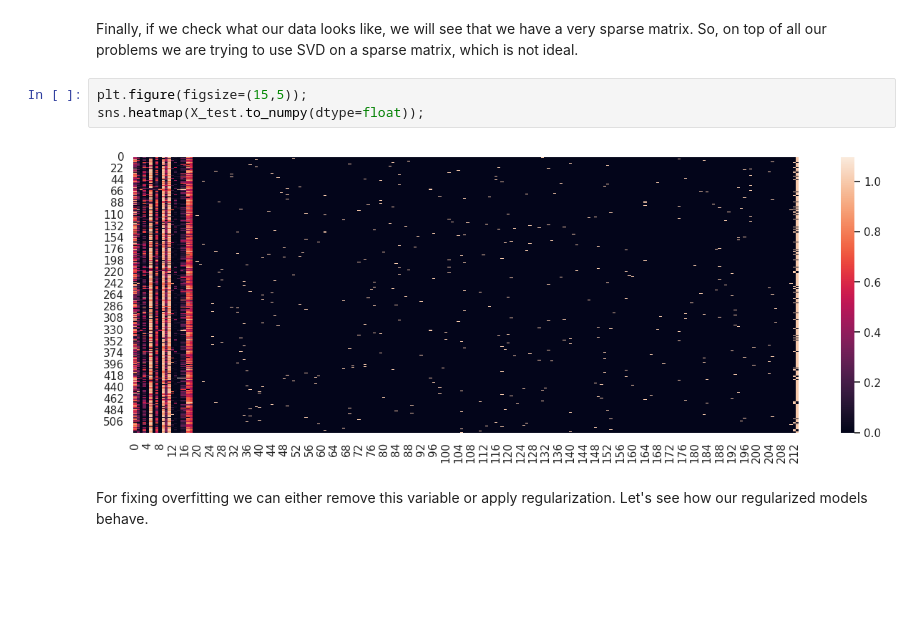
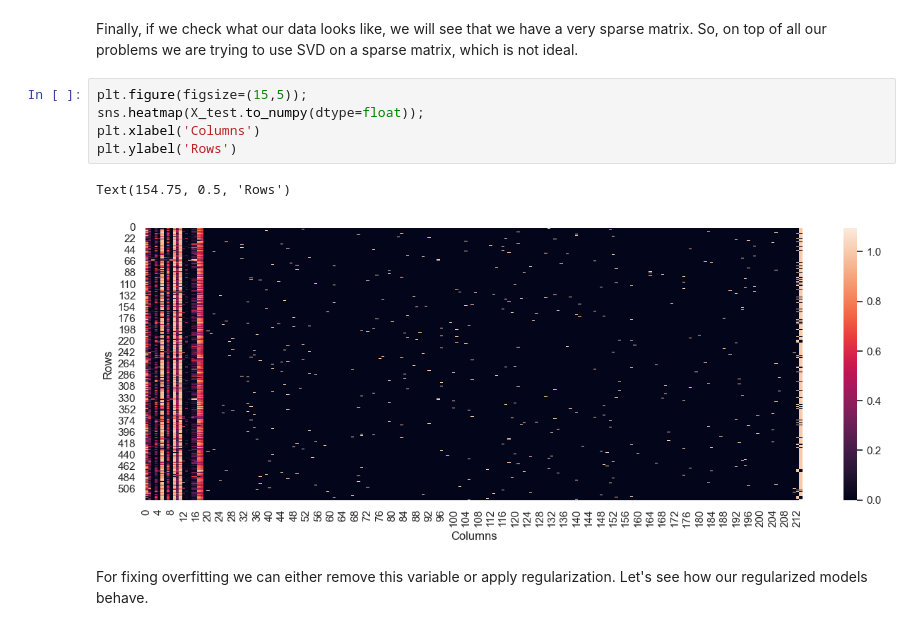
Before and after one commit to AimbotParce/MDS-ML-Lab03, a Jupyter notebook: src/ml03-linreg.ipynb, the cells around one changed output. Drawn from its saved outputs; the diff is of its cells as text; blank space fills up the shorter version.

```diff
--- a/src/ml03-linreg.ipynb
+++ b/src/ml03-linreg.ipynb
@@ -754,8 +780,11 @@ Finally, if we check what our data looks like, we will see that we have a very s
 # %%
 plt.figure(figsize=(15,5));
 sns.heatmap(X_test.to_numpy(dtype=float));
+plt.xlabel('Columns')
+plt.ylabel('Rows')
 # %% [output]
+Text(154.75, 0.5, 'Rows')
-[figure, old version]
+[figure, new version]
 # %% [markdown]
 For fixing overfitting we can either remove this variable or apply regularization. Let's see how our regularized models behave.
 # %%
```
Also changed, not shown: parts of 20 cells of this notebook, 1 other file.
